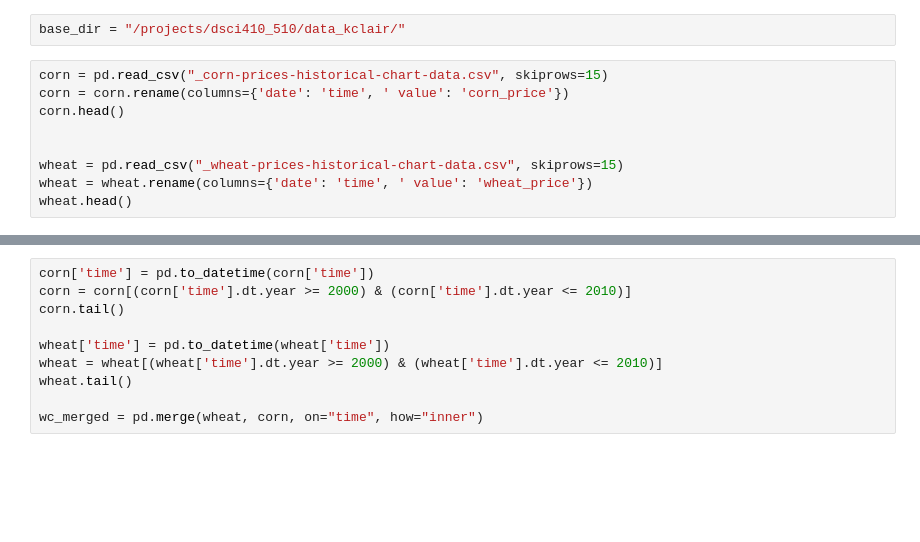
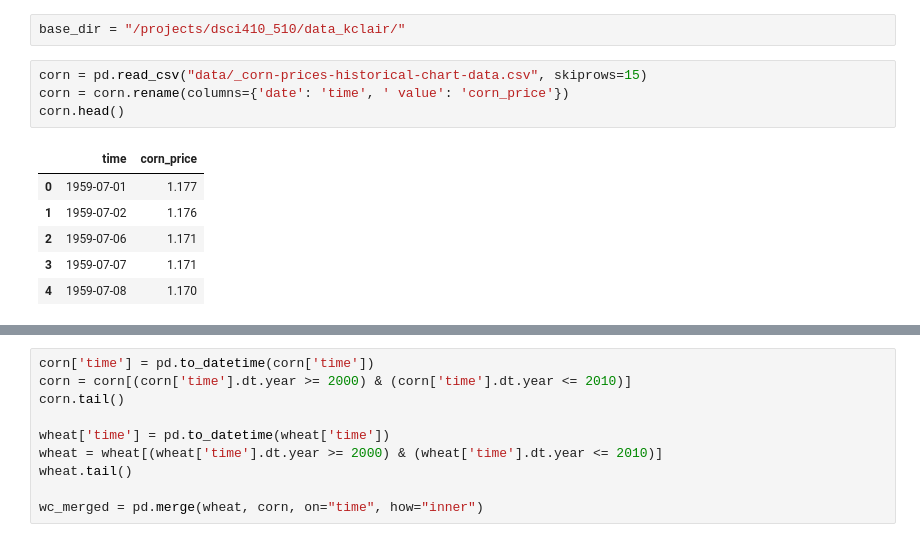
Before and after one commit to kenjic1/Corn-Spot-Price-LSTM, a Jupyter notebook: dataloader.ipynb, the cells around one changed output, grey strips where cells are left out. Saved outputs shown, nothing was run; the diff lists cells and outputs as text; blank space fills up the shorter version.

```diff
--- a/dataloader.ipynb
+++ b/dataloader.ipynb
@@ -11,12 +11,14 @@ import torch.nn as nn
 import torch.optim as optim
 # %%
 base_dir = "/projects/dsci410_510/data_kclair/"
-# %%
-corn = pd.read_csv("_corn-prices-historical-chart-data.csv", skiprows=15)
-corn = corn.rename(columns={'date': 'time', ' value': 'corn_price'})
-corn.head()
-
-
-wheat = pd.read_csv("_wheat-prices-historical-chart-data.csv", skiprows=15)
-wheat = wheat.rename(columns={'date': 'time', ' value': 'wheat_price'})
-wheat.head()
+# %%
+corn = pd.read_csv("data/_corn-prices-historical-chart-data.csv", skiprows=15)
+corn = corn.rename(columns={'date': 'time', ' value': 'corn_price'})
+corn.head()
+# %% [output]
+|  | time | corn_price |
+| 0 | 1959-07-01 | 1.177 |
+| 1 | 1959-07-02 | 1.176 |
+| 2 | 1959-07-06 | 1.171 |
+| 3 | 1959-07-07 | 1.171 |
+| 4 | 1959-07-08 | 1.170 |
```
Also changed, not shown: parts of 6 cells of this notebook.
